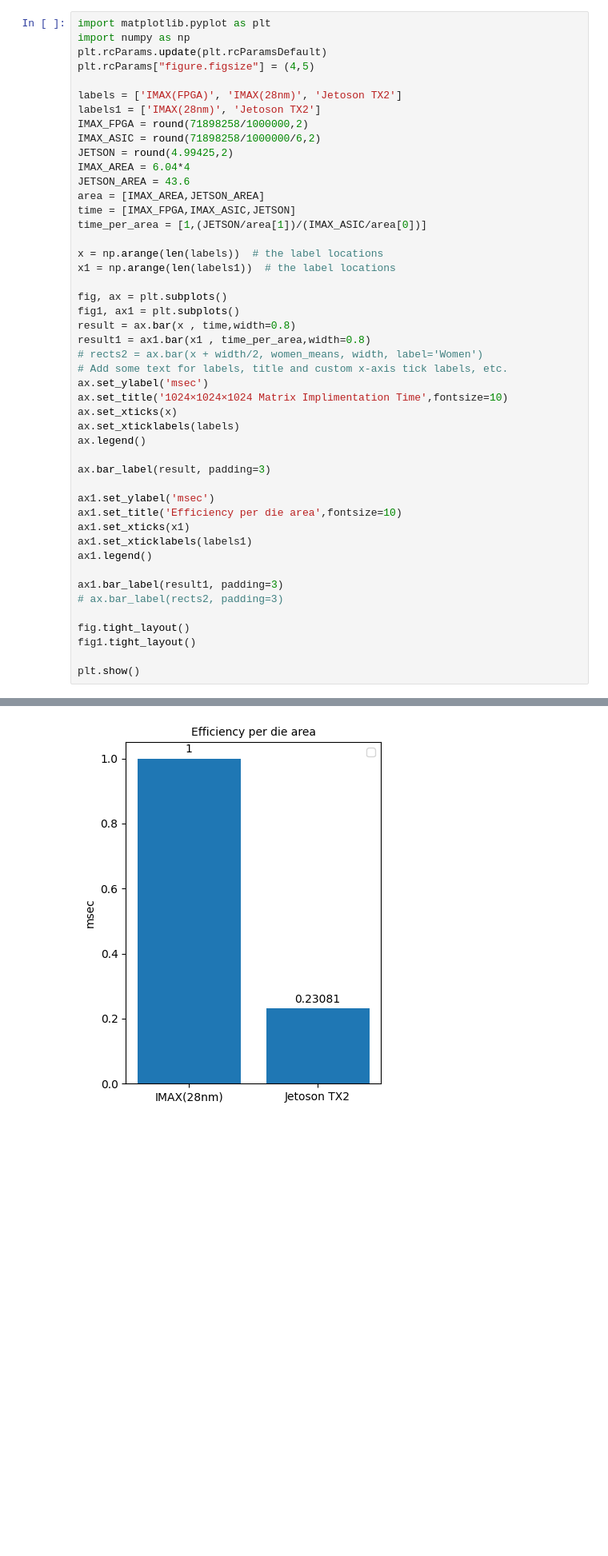
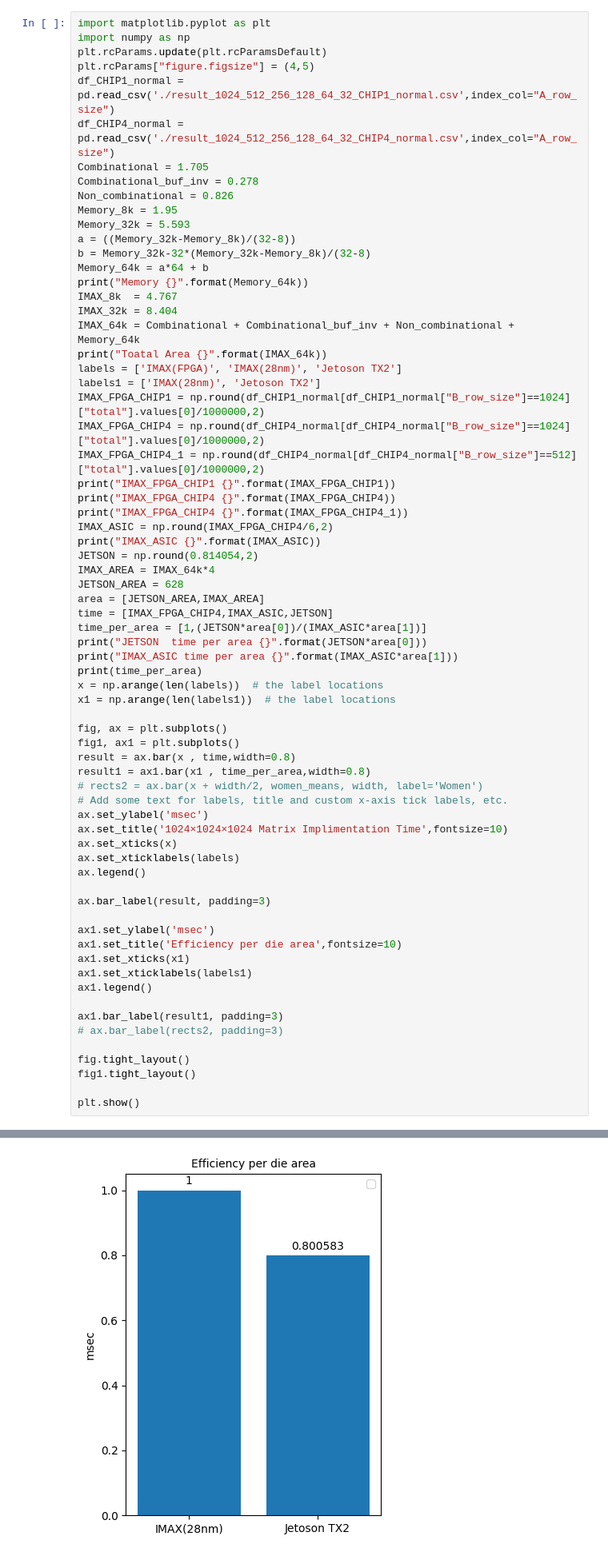
Before and after one commit to taku2365/IMAX_sparse.cent, a Jupyter notebook: src/emax6_sparselib/result_vis.ipynb, the cells around one changed output, grey strips where cells are left out. Shown at 80% size. Saved outputs shown, nothing was run; the diff lists cells and outputs as text; blank space fills up the shorter version.

```diff
--- a/src/emax6_sparselib/result_vis.ipynb
+++ b/src/emax6_sparselib/result_vis.ipynb
@@ -191,18 +191,40 @@ import matplotlib.pyplot as plt
 import numpy as np
 plt.rcParams.update(plt.rcParamsDefault)
 plt.rcParams["figure.figsize"] = (4,5)
-
+df_CHIP1_normal = pd.read_csv('./result_1024_512_256_128_64_32_CHIP1_normal.csv',index_col="A_row_size")
+df_CHIP4_normal = pd.read_csv('./result_1024_512_256_128_64_32_CHIP4_normal.csv',index_col="A_row_size")
+Combinational = 1.705
+Combinational_buf_inv = 0.278
+Non_combinational = 0.826
+Memory_8k = 1.95
+Memory_32k = 5.593
+a = ((Memory_32k-Memory_8k)/(32-8))
+b = Memory_32k-32*(Memory_32k-Memory_8k)/(32-8)
+Memory_64k = a*64 + b
+print("Memory {}".format(Memory_64k))
+IMAX_8k  = 4.767
+IMAX_32k = 8.404
+IMAX_64k = Combinational + Combinational_buf_inv + Non_combinational + Memory_64k
+print("Toatal Area {}".format(IMAX_64k))
 labels = ['IMAX(FPGA)', 'IMAX(28nm)', 'Jetoson TX2']
 labels1 = ['IMAX(28nm)', 'Jetoson TX2']
-IMAX_FPGA = round(71898258/1000000,2)
-IMAX_ASIC = round(71898258/1000000/6,2)
-JETSON = round(4.99425,2)
-IMAX_AREA = 6.04*4
-JETSON_AREA = 43.6
-area = [IMAX_AREA,JETSON_AREA]
-time = [IMAX_FPGA,IMAX_ASIC,JETSON]
-time_per_area = [1,(JETSON/area[1])/(IMAX_ASIC/area[0])]
-
+IMAX_FPGA_CHIP1 = np.round(df_CHIP1_normal[df_CHIP1_normal["B_row_size"]==1024]["total"].values[0]/1000000,2)
+IMAX_FPGA_CHIP4 = np.round(df_CHIP4_normal[df_CHIP4_normal["B_row_size"]==1024]["total"].values[0]/1000000,2)
+IMAX_FPGA_CHIP4_1 = np.round(df_CHIP4_normal[df_CHIP4_normal["B_row_size"]==512]["total"].values[0]/1000000,2)
+print("IMAX_FPGA_CHIP1 {}".format(IMAX_FPGA_CHIP1))
+print("IMAX_FPGA_CHIP4 {}".format(IMAX_FPGA_CHIP4))
+print("IMAX_FPGA_CHIP4 {}".format(IMAX_FPGA_CHIP4_1))
+IMAX_ASIC = np.round(IMAX_FPGA_CHIP4/6,2)
+print("IMAX_ASIC {}".format(IMAX_ASIC))
+JETSON = np.round(0.814054,2)
+IMAX_AREA = IMAX_64k*4
+JETSON_AREA = 628
+area = [JETSON_AREA,IMAX_AREA]
+time = [IMAX_FPGA_CHIP4,IMAX_ASIC,JETSON]
+time_per_area = [1,(JETSON*area[0])/(IMAX_ASIC*area[1])]
+print("JETSON  time per area {}".format(JETSON*area[0]))
+print("IMAX_ASIC time per area {}".format(IMAX_ASIC*area[1]))
+print(time_per_area)
 x = np.arange(len(labels))  # the label locations
 x1 = np.arange(len(labels1))  # the label locations
 
@@ -240 +271 @@ No artists with labels found to put in legend.  Note that artists whose label st
-[figure, old version]
+[figure, new version]
```
Also changed, not shown: parts of 9 cells of this notebook, 47 other files.
